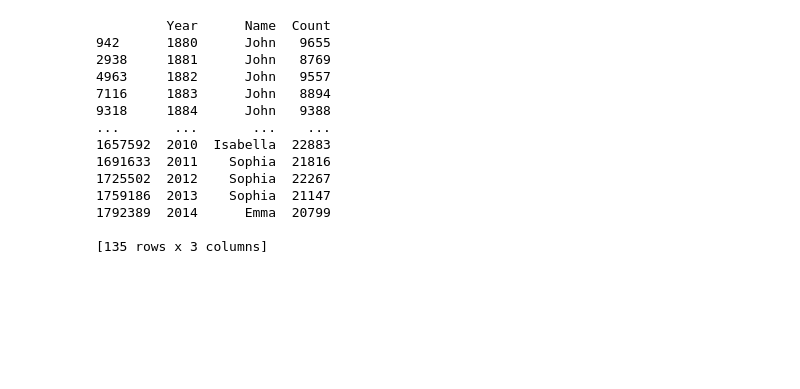
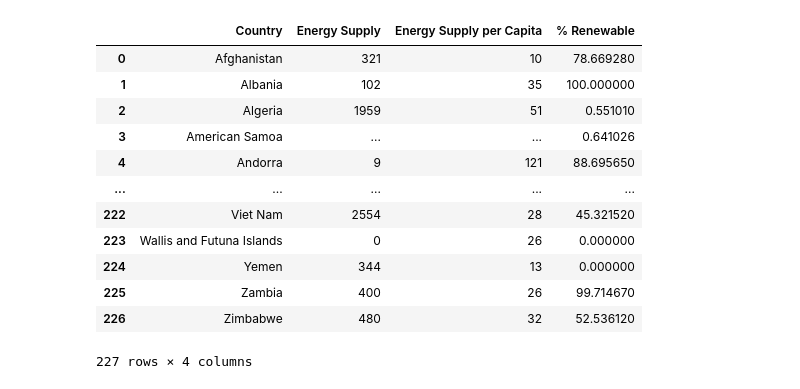
Before and after one commit to VladyslavDolzhenko/Jupyter-notebook, a Jupyter notebook: Lab3.ipynb, the cells around one changed output. Saved outputs shown, nothing was run; the diff lists cells and outputs as text; code cells hidden in the pictures; blank space fills up the shorter version.

```diff
--- a/Lab3.ipynb
+++ b/Lab3.ipynb
@@ -201,21 +1,25 @@ plt.show()
-# %%
-most_popular_names = data.loc[data.groupby('Year')['Count'].idxmax()]
-
-most_popular_names = most_popular_names[['Year', 'Name', 'Count']]
-
-print(most_popular_names)
-# %% [output]
-         Year      Name  Count
-942      1880      John   9655
-2938     1881      John   8769
-4963     1882      John   9557
-7116     1883      John   8894
-9318     1884      John   9388
-...       ...       ...    ...
-1657592  2010  Isabella  22883
-1691633  2011    Sophia  21816
-1725502  2012    Sophia  22267
-1759186  2013    Sophia  21147
-1792389  2014      Emma  20799
-
-[135 rows x 3 columns]
+# %%
+import pandas as pd
+import numpy as np
+
+file_path = '/home/vlad_322/Downloads/Lab3_Datasetі/En_In.xls'
+
+data = pd.read_excel(file_path, skiprows=17, nrows=227, usecols="C:F")
+
+data.columns = ['Country', 'Energy Supply', 'Energy Supply per Capita', '% Renewable']
+
+data
+# %% [output]
+|  | Country | Energy Supply | Energy Supply per Capita | % Renewable |
+| 0 | Afghanistan | 321 | 10 | 78.669280 |
+| 1 | Albania | 102 | 35 | 100.000000 |
+| 2 | Algeria | 1959 | 51 | 0.551010 |
+| 3 | American Samoa | ... | ... | 0.641026 |
+| 4 | Andorra | 9 | 121 | 88.695650 |
+| ... | ... | ... | ... | ... |
+| 222 | Viet Nam | 2554 | 28 | 45.321520 |
+| 223 | Wallis and Futuna Islands | 0 | 26 | 0.000000 |
+| 224 | Yemen | 344 | 13 | 0.000000 |
+| 225 | Zambia | 400 | 26 | 99.714670 |
+| 226 | Zimbabwe | 480 | 32 | 52.536120 |
+227 rows × 4 columns
```
Also changed, not shown: parts of 31 cells of this notebook.
